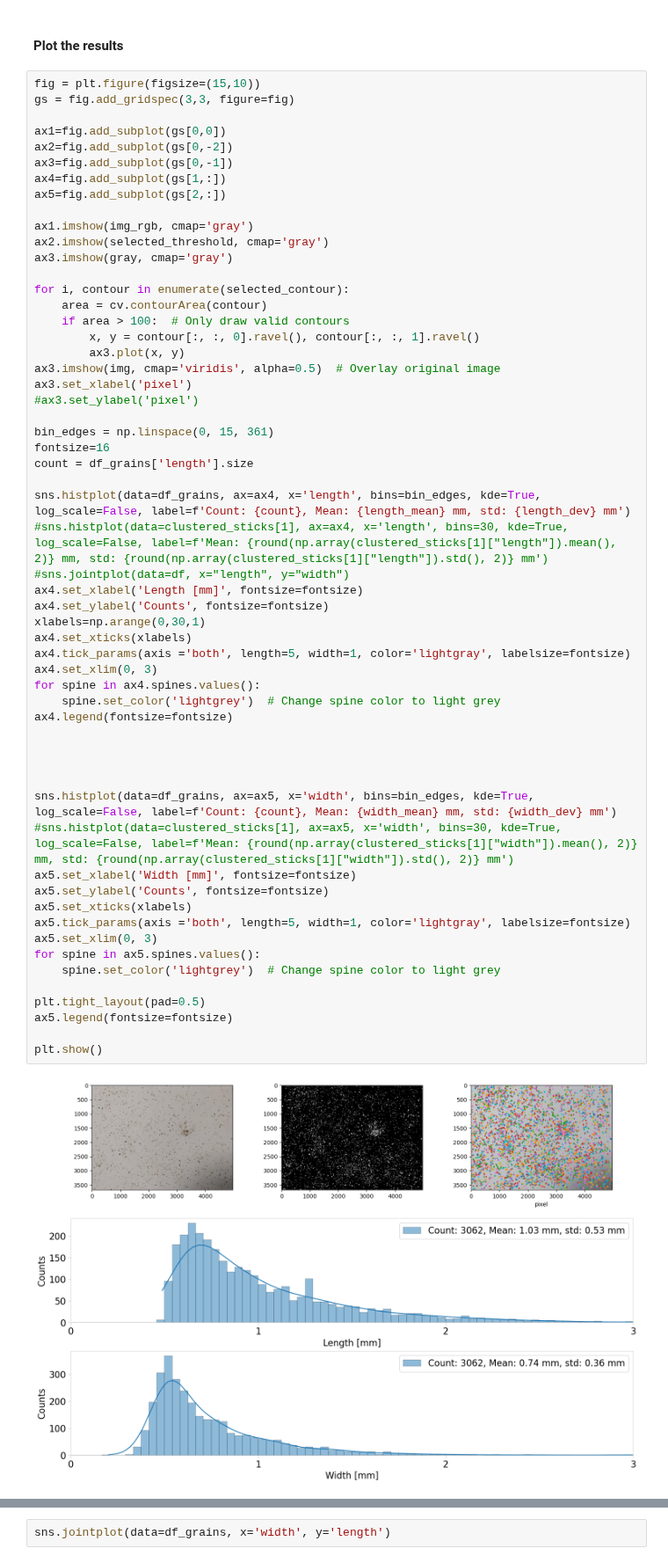
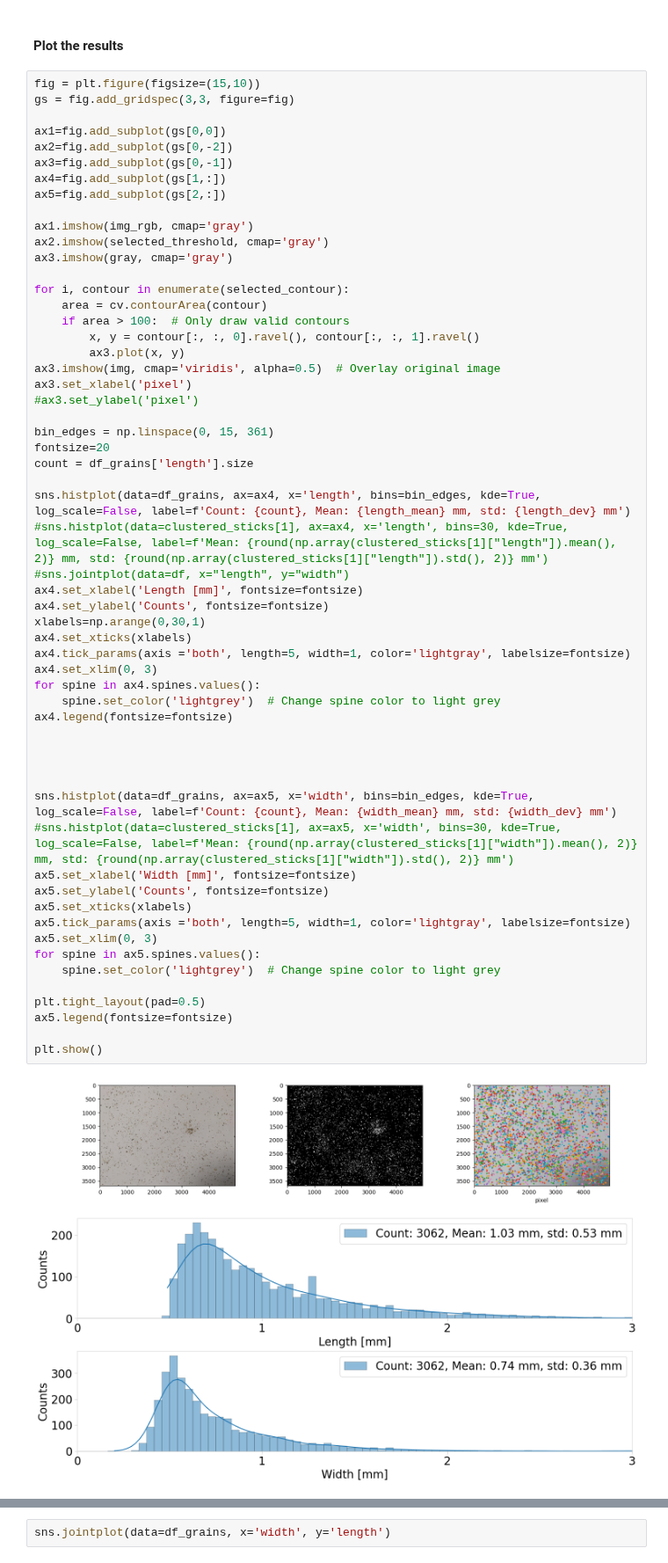
Before and after one commit to joaquinaicrag/UNIBS, a Jupyter notebook: Paper1-YMporousmat/count_grains/extrafine/count_grain_extrafine.ipynb, the cells around one changed output, grey strips where cells are left out. Shown at 88% size. Cells and saved outputs as stored; diff of their text form.

```diff
--- a/Paper1-YMporousmat/count_grains/extrafine/count_grain_extrafine.ipynb
+++ b/Paper1-YMporousmat/count_grains/extrafine/count_grain_extrafine.ipynb
@@ -236,39 +236,39 @@ ax3.set_xlabel('pixel')
 #ax3.set_ylabel('pixel')
 
 bin_edges = np.linspace(0, 15, 361)
-fontsize=16
+fontsize=20
 count = df_grains['length'].size
 
 sns.histplot(data=df_grains, ax=ax4, x='length', bins=bin_edges, kde=True, log_scale=False, label=f'Count: {count}, Mean: {length_mean} mm, std: {length_dev} mm')
 #sns.histplot(data=clustered_sticks[1], ax=ax4, x='length', bins=30, kde=True, log_scale=False, label=f'Mean: {round(np.array(clustered_sticks[1]["length"]).mean(), 2)} mm, std: {round(np.array(clustered_sticks[1]["length"]).std(), 2)} mm')
 #sns.jointplot(data=df, x="length", y="width")
 ax4.set_xlabel('Length [mm]', fontsize=fontsize)
 ax4.set_ylabel('Counts', fontsize=fontsize)
 xlabels=np.arange(0,30,1)
 ax4.set_xticks(xlabels)
 ax4.tick_params(axis ='both', length=5, width=1, color='lightgray', labelsize=fontsize)
 ax4.set_xlim(0, 3)
 for spine in ax4.spines.values():
     spine.set_color('lightgrey')  # Change spine color to light grey
 ax4.legend(fontsize=fontsize)
 
 
 
 
 sns.histplot(data=df_grains, ax=ax5, x='width', bins=bin_edges, kde=True, log_scale=False, label=f'Count: {count}, Mean: {width_mean} mm, std: {width_dev} mm')
 #sns.histplot(data=clustered_sticks[1], ax=ax5, x='width', bins=30, kde=True, log_scale=False, label=f'Mean: {round(np.array(clustered_sticks[1]["width"]).mean(), 2)} mm, std: {round(np.array(clustered_sticks[1]["width"]).std(), 2)} mm')
 ax5.set_xlabel('Width [mm]', fontsize=fontsize)
 ax5.set_ylabel('Counts', fontsize=fontsize)
 ax5.set_xticks(xlabels)
 ax5.tick_params(axis ='both', length=5, width=1, color='lightgray', labelsize=fontsize)
 ax5.set_xlim(0, 3)
 for spine in ax5.spines.values():
     spine.set_color('lightgrey')  # Change spine color to light grey
 
 plt.tight_layout(pad=0.5)
 ax5.legend(fontsize=fontsize)
 
 plt.show()
 # %% [output]
-[figure, old version]
+[figure, new version]
 # %%
```
Also changed, not shown: parts of 2 cells of this notebook, 20 other files.
